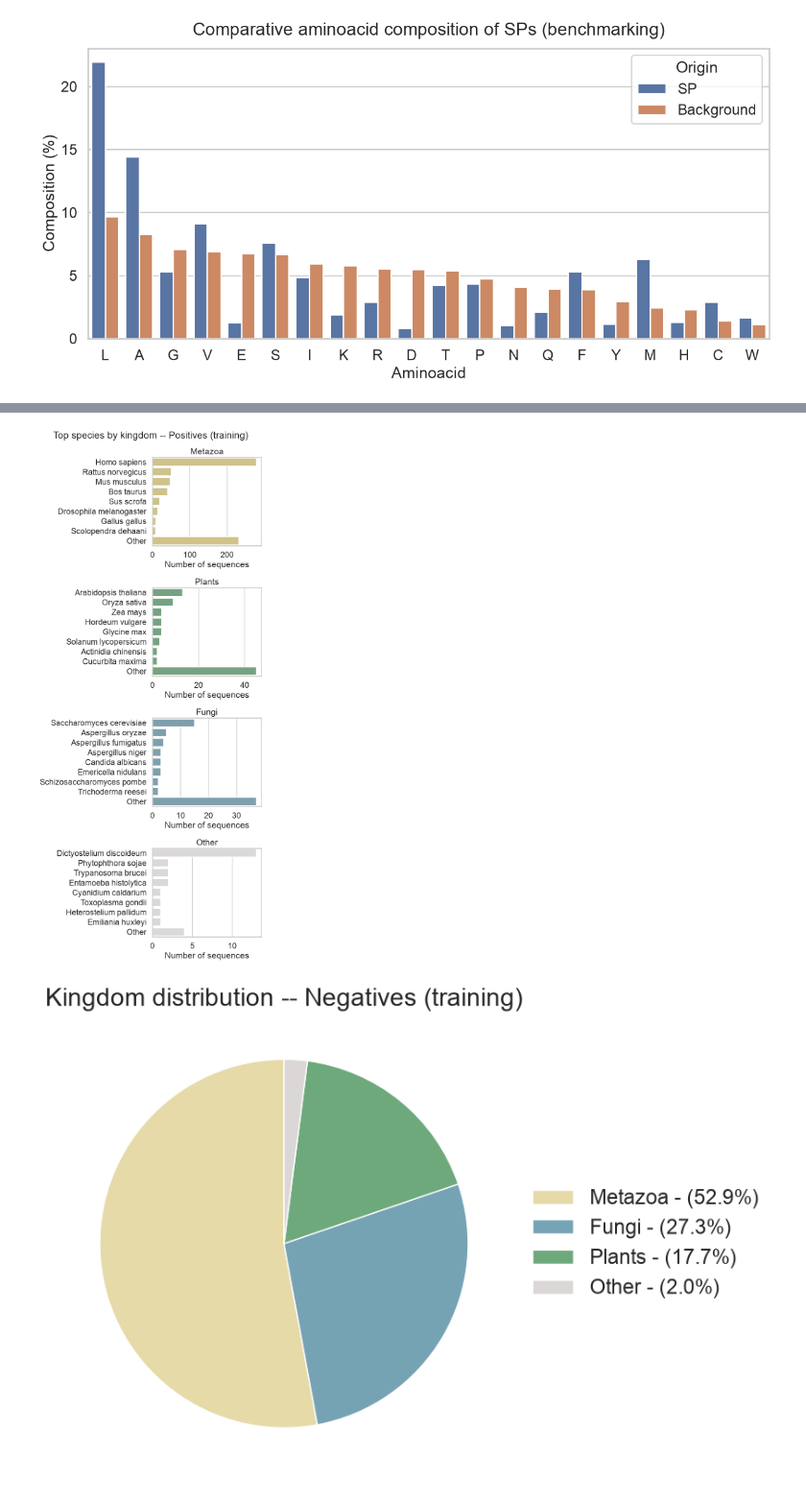
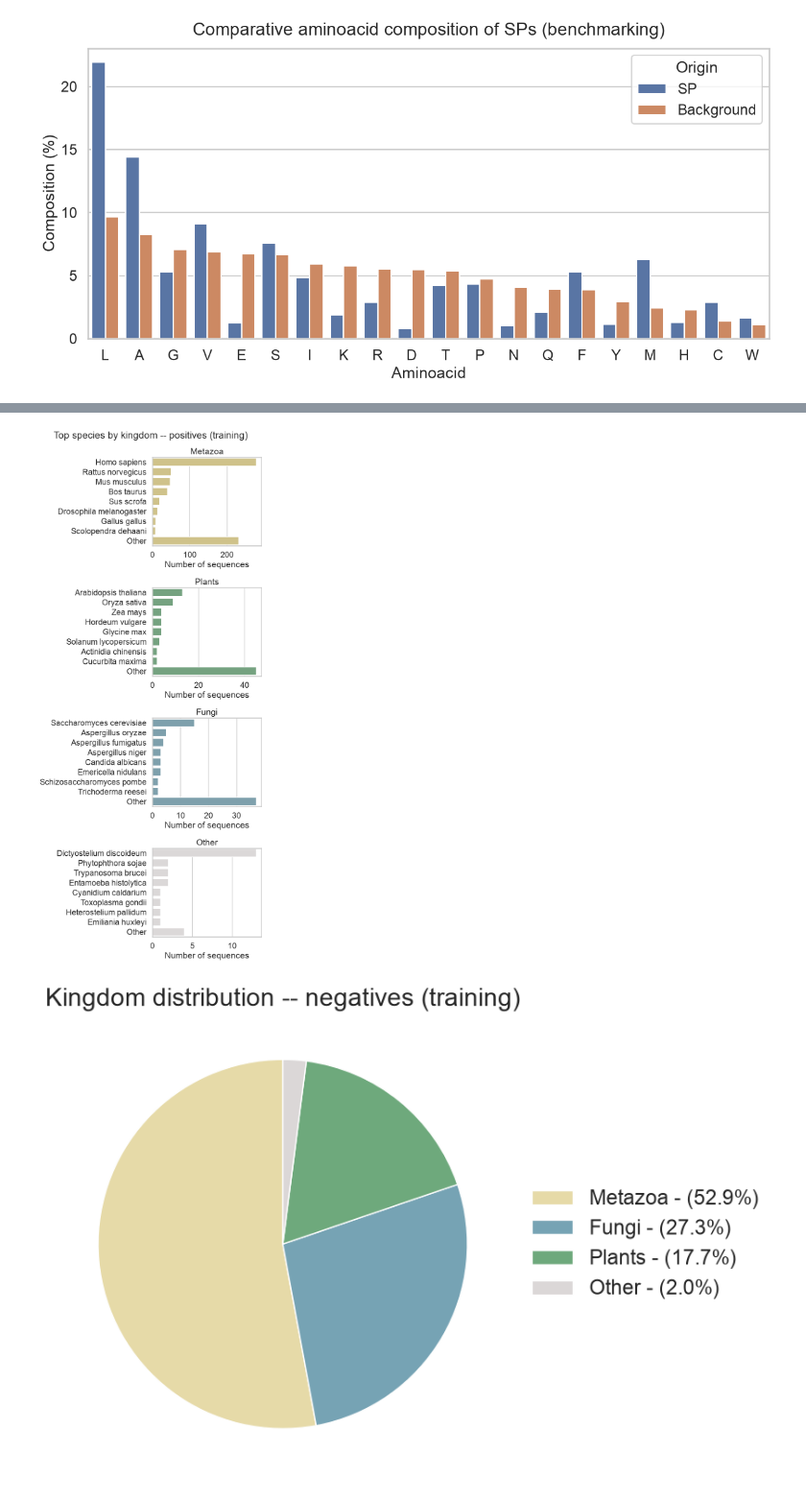
Before and after one commit to ToniMontana99/LB2_project_Group_7, a Jupyter notebook: 0.3_data_analysis/LB2_script_plots.ipynb, the cells around one changed output, grey strips where cells are left out. Shown at 96% size. Cells and saved outputs as stored; diff of their text form; code cells hidden in the pictures.

```diff
--- a/0.3_data_analysis/LB2_script_plots.ipynb
+++ b/0.3_data_analysis/LB2_script_plots.ipynb
@@ -196,35 +196,35 @@ def plot_species_by_kingdom(data, title, top_n=TOP_N_SPECIES):
     """One bar panel per kingdom, stacked vertically, with the top N species and an 'Other' bar."""
     kingdoms = data["kingdom"].value_counts().index
     n = len(kingdoms)
     fig, axes = plt.subplots(n, 1, figsize=(7, 4 * n))     # vertical layout
     if n == 1:
         axes = [axes]
     for ax, kingdom in zip(axes, kingdoms):
         sub = data[data["kingdom"] == kingdom]
         scientific_name = sub["organism"].str.split().str[:2].str.join(" ")
         counts = scientific_name.value_counts()
         if len(counts) > top_n:
             top = counts.iloc[:top_n]
             other = pd.Series({"Other": counts.iloc[top_n:].sum()})
             counts = pd.concat([top, other])
         sns.barplot(x=counts.values, y=counts.index, ax=ax,
                     color=kingdom_colors.get(kingdom, "#999999"))
         if len(counts) < 3:
             ax.set_ylim(len(counts) - 0.5 + 4, -0.5 - 4) #fic to avoid big bars
         ax.set_title(kingdom)
         ax.set_xlabel("Number of sequences")
         ax.set_ylabel("")
     fig.suptitle(title, fontsize=20)
     plt.tight_layout()
     plt.show()
 
-for label, name in [(1, "Positives"), (0, "Negatives")]:
+for label, name in [(1, "positives"), (0, "negatives")]:
     subset = df[df["label"] == label]
     plot_kingdom_pie(subset, f"Kingdom distribution -- {name} (training)")
     plot_species_by_kingdom(subset, f"Top species by kingdom -- {name} (training)")
 # %% [output]
 [figure]
-[figure, old version]
+[figure, new version]
 [figure]
 [figure]
 # %%
```
Also changed, not shown: parts of 2 cells of this notebook, 2 other files.
